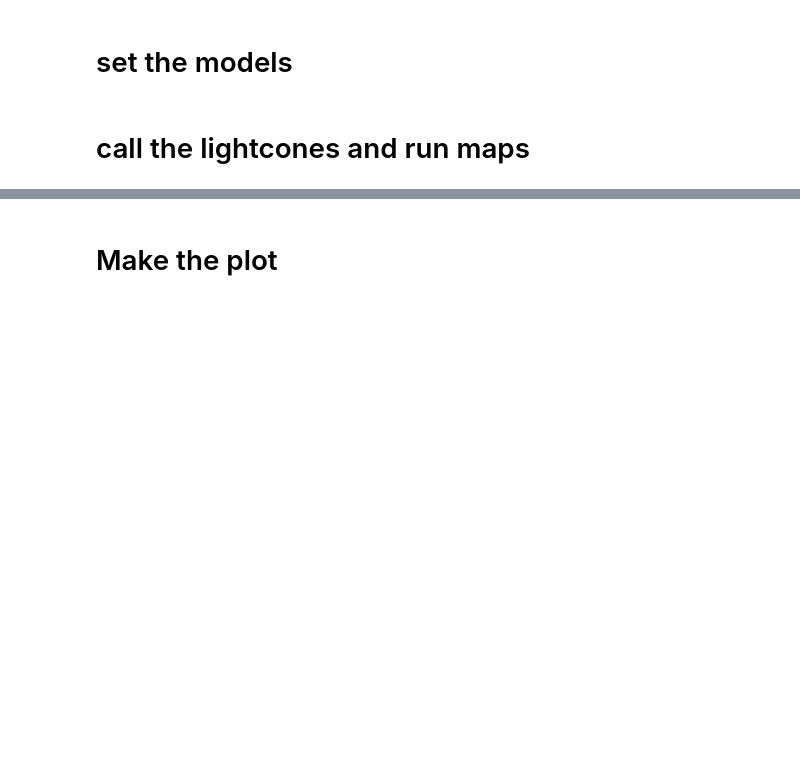
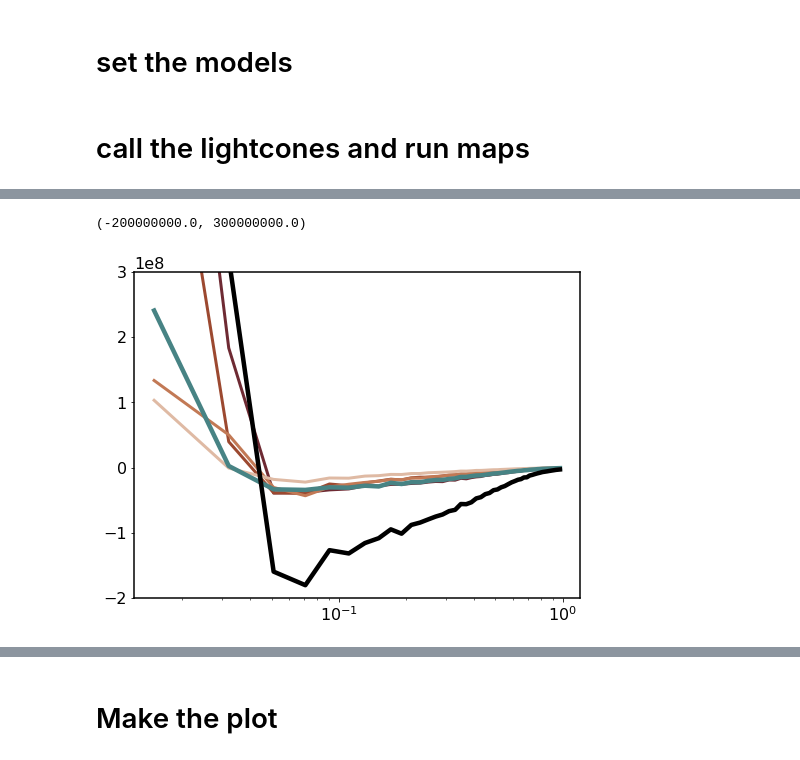
Before and after one commit to kokron/skyLine, a Jupyter notebook: notebooks/final_results_interlopers.ipynb, the cells around one changed output, grey strips where cells are left out. Cells and saved outputs as stored; diff of their text form; code cells hidden in the pictures; blank space fills up the shorter version.

```diff
--- a/notebooks/final_results_interlopers.ipynb
+++ b/notebooks/final_results_interlopers.ipynb
@@ -150,6 +150,6 @@ def LC_params(line,zminobs,zmaxobs):
 # %% [markdown]
 # call the lightcones and run maps
 # %%
-LC = make_measurements(LC_params('CII',5.5,6.5))
+LC = make_measurements(LC_params('CII',4.5,5.5))
 # %%
 r3,r4,r5,r6,r7 = 0.73,0.57,0.32,0.19,0.1
@@ -337,0 +395,33 @@ save_pickle('/home/jlbernal/lim_LC_prods/interlop_LC_ALLq',ALLq)
+# %%
+import matplotlib.gridspec as gridspec
+
+
+interlopers = np.load('/home/jlbernal/lim_LC_prods/interlopers_z5.npz')
+
+#load quantities
+CO43q = load_pickle('/home/jlbernal/lim_LC_prods/interlop_LC_CO43q_z5')#('../../LIM_projects/interlop_LC_CO43q')
+CO54q = load_pickle('/home/jlbernal/lim_LC_prods/interlop_LC_CO54q_z5')#('../../LIM_projects/interlop_LC_CO54q')
+CO65q = load_pickle('/home/jlbernal/lim_LC_prods/interlop_LC_CO65q_z5')#('../../LIM_projects/interlop_LC_CO65q')
+CO76q = load_pickle('/home/jlbernal/lim_LC_prods/interlop_LC_CO76q_z5')#('../../LIM_projects/interlop_LC_CO76q')
+CIIq = load_pickle('/home/jlbernal/lim_LC_prods/interlop_LC_CII_L18q_z5')#('../../LIM_projects/interlop_LC_CII_L18q')
+ALLq = load_pickle('/home/jlbernal/lim_LC_prods/interlop_LC_ALLq_z5')#('../../LIM_projects/interlop_LC_ALLq')
+
+
+
+all_proj = np.sum(interlopers['ALL'],axis=0)
+cii_proj = np.sum(interlopers['CII_L18'],axis=0)
+# %%
+ralim=np.asarray([-3,3])
+declim=np.asarray([-3,3])
+z_plot=np.asarray([5.5,6.5])
+ra,dec  = np.deg2rad(ralim),np.deg2rad(declim)
+x = np.cos(dec) * np.cos(ra)
+y = np.cos(dec) * np.sin(ra)
+z = np.sin(dec)
+pos_lims = np.vstack([x,y,z]).T
+
+r = ((LC.cosmo.comoving_radial_distance(z_plot)*u.Mpc).to(LC.Mpch)).value
+grid_lim = r[:,None]*pos_lims
+
+x=np.linspace(0, grid_lim[1,1]- grid_lim[0,1], 100)
+y=np.linspace(0, grid_lim[1,2]-grid_lim[0,2], 100)
@@ -337,0 +551,11 @@ save_pickle('/home/jlbernal/lim_LC_prods/interlop_LC_ALLq',ALLq)
+# %%
+plt.semilogx(CO43q['k'], CO43q['k']*CO43q['Pk2'],lw=3,c=cb_CO.to_rgba(4))
+plt.semilogx(CO54q['k'], CO54q['k']*CO54q['Pk2'],lw=3,c=cb_CO.to_rgba(5),label=r'CO($J\rightarrow J-1$)')
+plt.semilogx(CO65q['k'], CO65q['k']*CO65q['Pk2'],lw=3,c=cb_CO.to_rgba(6))
+plt.semilogx(CO76q['k'], CO76q['k']*CO76q['Pk2'],lw=3,c=cb_CO.to_rgba(7))
+plt.semilogx(CIIq['k'], CIIq['k']*CIIq['Pk2'],lw=4.5,c=seiheki, label=r'CII')
+plt.semilogx(ALLq['k'], ALLq['k']*ALLq['Pk2'],lw=4.5,color='k',label=r'All')
+plt.ylim(-2e8,3e8)
+# %% [output]
+(-200000000.0, 300000000.0)
+[figure, added]
```
Also changed, not shown: parts of 58 cells of this notebook, 1 other file.
